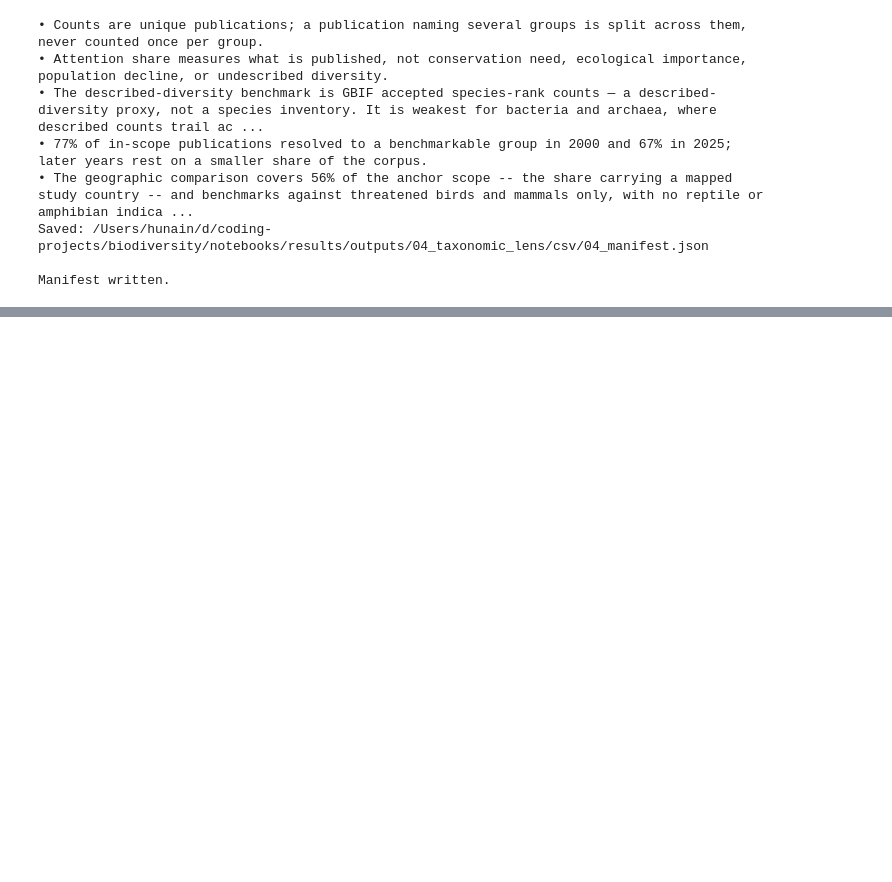
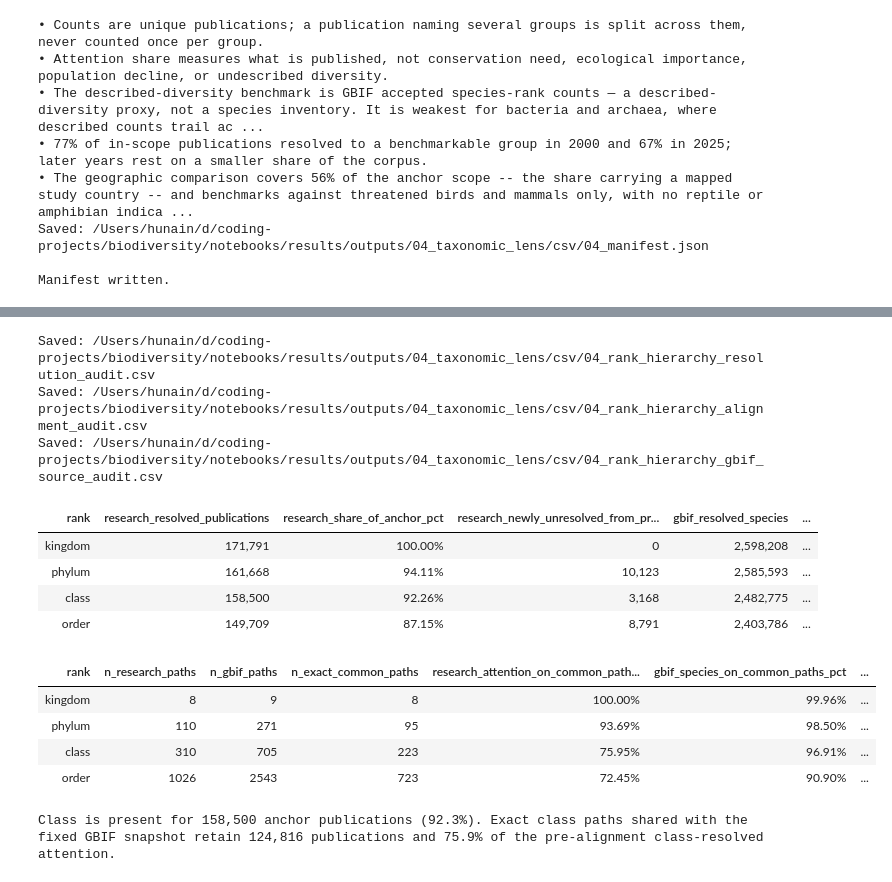
Before and after one commit to hunaindot/biodiversity-change-systematic-map, a Jupyter notebook: notebooks/results/04_taxonomic_lens.ipynb, the cells around one changed output, grey strips where cells are left out. Saved outputs shown, nothing was run; the diff lists cells and outputs as text; code cells hidden in the pictures; blank space fills up the shorter version.

```diff
--- a/notebooks/results/04_taxonomic_lens.ipynb
+++ b/notebooks/results/04_taxonomic_lens.ipynb
@@ -881,0 +914,69 @@ Manifest written.
+# %%
+from data_helpers.analysis.taxa import hierarchy as taxa_hierarchy
+from data_helpers.analysis.taxa import hierarchy_plotting as taxa_hierarchy_plotting
+
+HIERARCHY_CONFIG = CONFIG["hierarchy_exploration"]
+taxa_matches = pd.read_parquet(PREPARED.match_path)
+hierarchy_evidence = taxa_hierarchy.build_rank_hierarchy_evidence(
+    taxa_matches,
+    PROJECT_ROOT / HIERARCHY_CONFIG["gbif_source"],
+    publication_ids=anchor.included["UT"],
+    benchmark_groups=BENCHMARK_GROUPS,
+)
+
+rank_resolution = hierarchy_evidence.resolution_audit
+rank_alignment = hierarchy_evidence.alignment_audit
+gbif_rank_source_audit = hierarchy_evidence.gbif_source_audit.assign(
+    source=HIERARCHY_CONFIG["gbif_source"],
+    raw_archive_metadata=HIERARCHY_CONFIG["gbif_raw_archive_metadata"],
+)
+RESULTS.save_table(rank_resolution, artifact("rank_hierarchy_resolution_audit"))
+RESULTS.save_table(rank_alignment, artifact("rank_hierarchy_alignment_audit"))
+RESULTS.save_table(gbif_rank_source_audit, artifact("rank_hierarchy_gbif_source_audit"))
+
+display(
+    rank_resolution.style.format(
+        {
+            "research_resolved_publications": "{:,}",
+            "research_share_of_anchor_pct": "{:.2f}%",
+            "research_newly_unresolved_from_previous_rank": "{:,}",
+            "gbif_resolved_species": "{:,}",
+            "gbif_share_of_accepted_species_pct": "{:.2f}%",
+            "gbif_newly_unresolved_from_previous_rank": "{:,}",
+        }
+    ).hide(axis="index")
+)
+display(
+    rank_alignment.style.format(
+        {
+            "research_attention_on_common_paths_pct": "{:.2f}%",
+            "gbif_species_on_common_paths_pct": "{:.2f}%",
+            "research_publications_with_common_path": "{:,}",
+        }
+    ).hide(axis="index")
+)
+class_resolution = rank_resolution.set_index("rank").loc["class"]
+class_alignment = rank_alignment.set_index("rank").loc["class"]
+print(
+    f"Class is present for {class_resolution['research_resolved_publications']:,.0f} anchor "
+    f"publications ({class_resolution['research_share_of_anchor_pct']:.1f}%). Exact class paths "
+    f"shared with the fixed GBIF snapshot retain "
+    f"{class_alignment['research_publications_with_common_path']:,.0f} publications and "
+    f"{class_alignment['research_attention_on_common_paths_pct']:.1f}% of the pre-alignment "
+    "class-resolved attention."
+)
+# %% [output]
+Saved: /Users/hunain/d/coding-projects/biodiversity/notebooks/results/outputs/04_taxonomic_lens/csv/04_rank_hierarchy_resolution_audit.csv
+Saved: /Users/hunain/d/coding-projects/biodiversity/notebooks/results/outputs/04_taxonomic_lens/csv/04_rank_hierarchy_alignment_audit.csv
+Saved: /Users/hunain/d/coding-projects/biodiversity/notebooks/results/outputs/04_taxonomic_lens/csv/04_rank_hierarchy_gbif_source_audit.csv
+| rank | research_resolved_publications | research_share_of_anchor_pct | research_newly_unresolved_from_pr... | gbif_resolved_species | ... |
+| kingdom | 171,791 | 100.00% | 0 | 2,598,208 | ... |
+| phylum | 161,668 | 94.11% | 10,123 | 2,585,593 | ... |
+| class | 158,500 | 92.26% | 3,168 | 2,482,775 | ... |
+| order | 149,709 | 87.15% | 8,791 | 2,403,786 | ... |
+| rank | n_research_paths | n_gbif_paths | n_exact_common_paths | research_attention_on_common_path... | gbif_species_on_common_paths_pct | ... |
+| kingdom | 8 | 9 | 8 | 100.00% | 99.96% | ... |
+| phylum | 110 | 271 | 95 | 93.69% | 98.50% | ... |
+| class | 310 | 705 | 223 | 75.95% | 96.91% | ... |
+| order | 1026 | 2543 | 723 | 72.45% | 90.90% | ... |
+Class is present for 158,500 anchor publications (92.3%). Exact class paths shared with the fixed GBIF snapshot retain 124,816 publications and 75.9% of the pre-alignment class-resolved attention.
```
Also changed, not shown: parts of 5 cells of this notebook, 44 other files.
